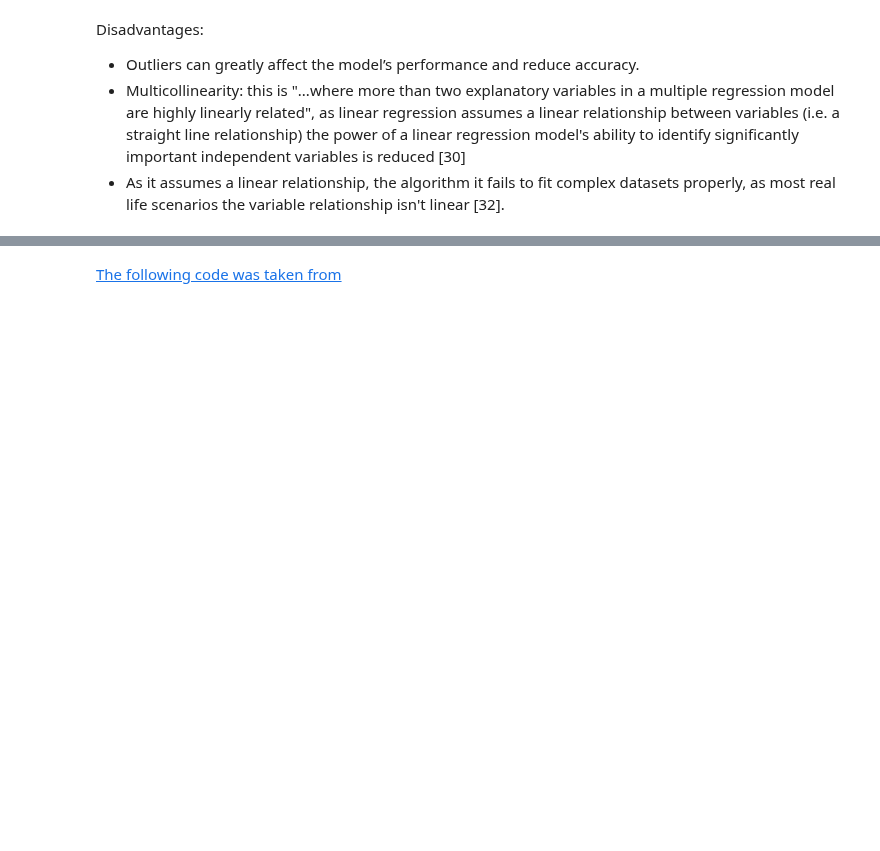
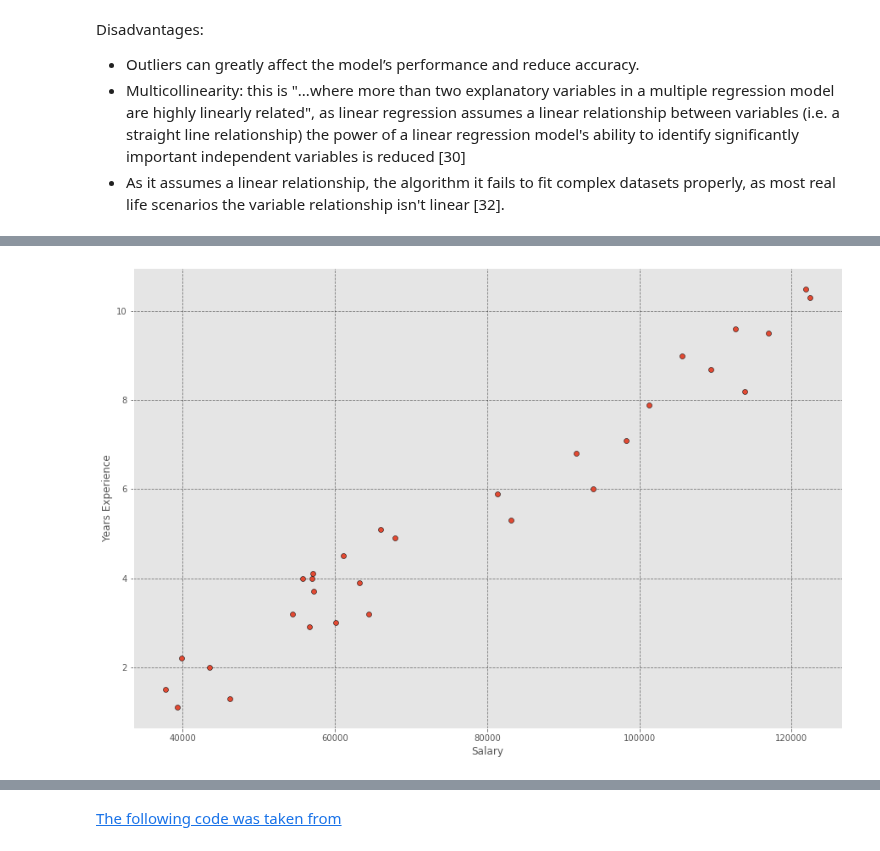
Before and after one commit to kmcd14/MLandStats-assessment, a Jupyter notebook: scikit-learn.ipynb, the cells around one changed output, grey strips where cells are left out. Cells and saved outputs as stored; diff of their text form; code cells hidden in the pictures; blank space fills up the shorter version.

```diff
--- a/scikit-learn.ipynb
+++ b/scikit-learn.ipynb
@@ -639,0 +708,12 @@ Disadvantages:
+# %%
+# Generating a scatterplot
+plt.scatter(x=sal['Salary'], y=sal['YearsExperience'], marker='o', edgecolors='black')
+
+# Adding labels to the x and y axis
+plt.xlabel('Salary')
+plt.ylabel('Years Experience')
+
+# Adding a grid
+plt.grid(color='black', linestyle='--', alpha=0.5)
+# %% [output]
+[figure, added]
```
Also changed, not shown: parts of 15 cells of this notebook, 1 other file.
